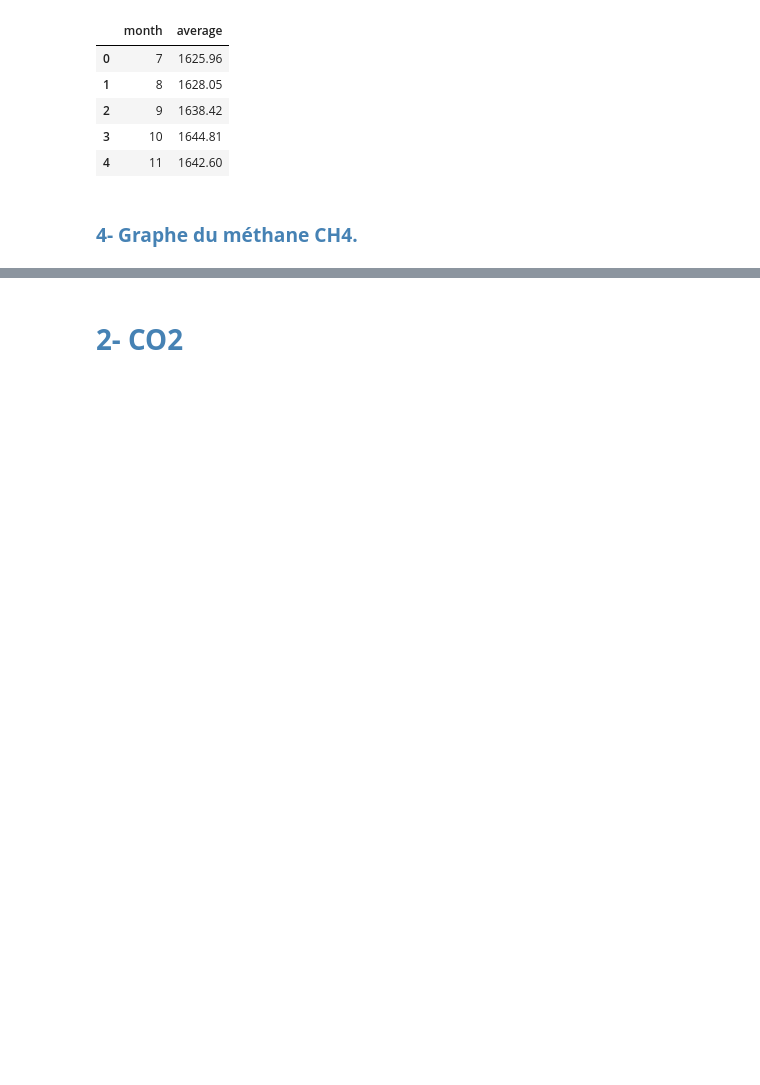
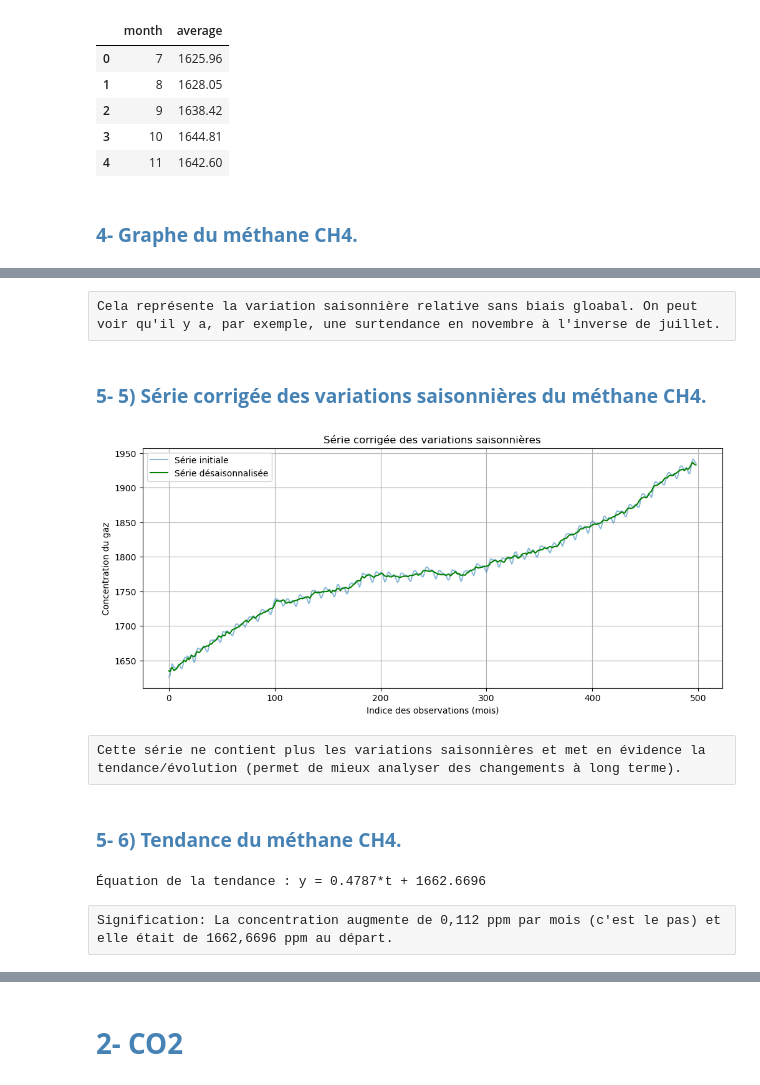
Before and after one commit to Panatik/ProjetStat, a Jupyter notebook: Untitled.ipynb, the cells around one changed output, grey strips where cells are left out. Cells and saved outputs as stored; diff of their text form; code cells hidden in the pictures; blank space fills up the shorter version.

```diff
--- a/Untitled.ipynb
+++ b/Untitled.ipynb
@@ -51,0 +105,4 @@ plt.show()
+# %%
+monthly_coeffs = valid_data.groupby('month')['private'].mean()
+
+print(monthly_coeffs)
@@ -51,0 +128,5 @@ plt.show()
+# %%
+c_mean = monthly_coeffs.mean()
+corrected_coeffs = monthly_coeffs - c_mean
+
+print(corrected_coeffs)
@@ -51,0 +148,52 @@ plt.show()
+# %% [raw]
+Cela représente la variation saisonnière relative sans biais gloabal. On peut voir qu'il y a, par exemple, une surtendance en novembre à l'inverse de juillet.
+# %% [markdown]
+<h3 style = "color : #4682B4; font-weight:bold;">5- 5) Série corrigée des variations saisonnières du méthane CH4. </h3>
+# %%
+ch4['season_corr'] = ch4.apply(
+    lambda row: row['average'] - corrected_coeffs.loc[row['month']]
+    if not np.isnan(row['average']) else np.nan,
+    axis=1
+)
+
+plt.figure(figsize=(12, 5))
+plt.plot(ch4['average'], label='Série initiale', alpha=0.5)
+plt.plot(ch4['season_corr'], label='Série désaisonnalisée', color='green')
+plt.title('Série corrigée des variations saisonnières')
+plt.xlabel("Indice des observations (mois)")
+plt.ylabel("Concentration du gaz")
+plt.legend()
+plt.grid(True)
+plt.show()
+# %% [output]
+[figure, added]
+# %% [raw]
+Cette série ne contient plus les variations saisonnières et met en évidence la tendance/évolution (permet de mieux analyser des changements à long terme).
+# %% [markdown]
+<h3 style = "color : #4682B4; font-weight:bold;">5- 6) Tendance du méthane CH4. </h3>
+# %%
+# Création de l'indice temporel t (mois)
+ch4 = ch4.dropna(subset=['season_corr'])  # on ne garde que les lignes valides
+ch4['t'] = np.arange(len(ch4))  # indice 0, 1, ..., n-1
+
+# Données pour la régression
+X = ch4[['t']]  # variable explicative
+y = ch4['season_corr']  # variable dépendante (série corrigée)
+
+# Ajustement du modèle de régression linéaire
+lr = LinearRegression()
+lr.fit(X, y)
+
+# Coefficients de la droite
+a = lr.coef_[0]   # pente
+b = lr.intercept_  # ordonnée à l'origine
+
+# Valeurs prédites (tendance)
+ch4['trend'] = lr.predict(X)
+
+# Affichage de l'équation
+print(f"Équation de la tendance : y = {a:.4f}*t + {b:.4f}")
+# %% [output]
+Équation de la tendance : y = 0.4787*t + 1662.6696
+# %% [raw]
+Signification: La concentration augmente de 0,112 ppm par mois (c'est le pas) et elle était de 1662,6696 ppm au départ.
```
Also changed, not shown: parts of 30 cells of this notebook, 1 other file.
